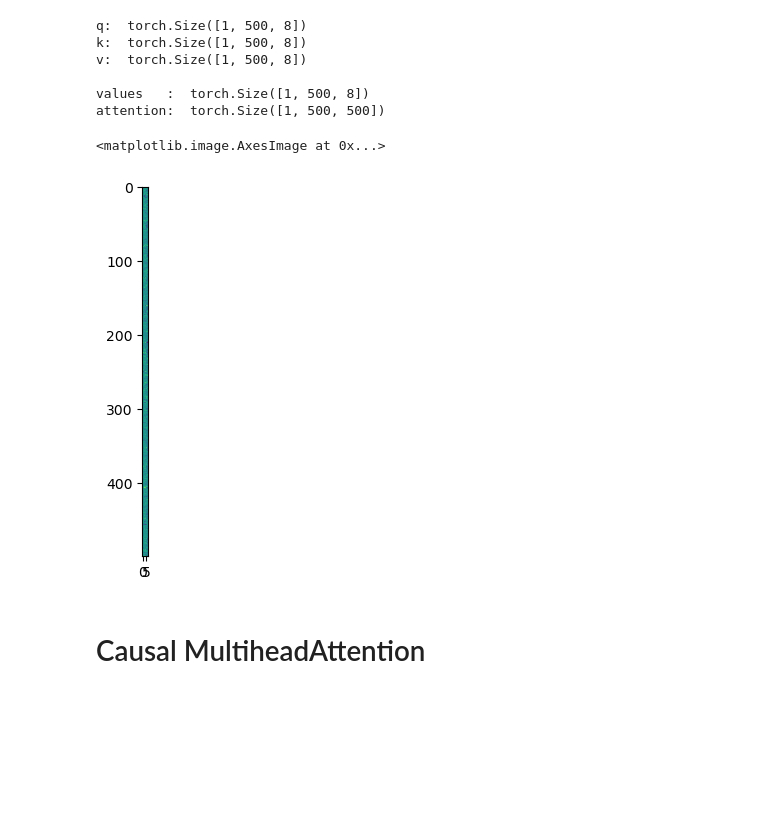
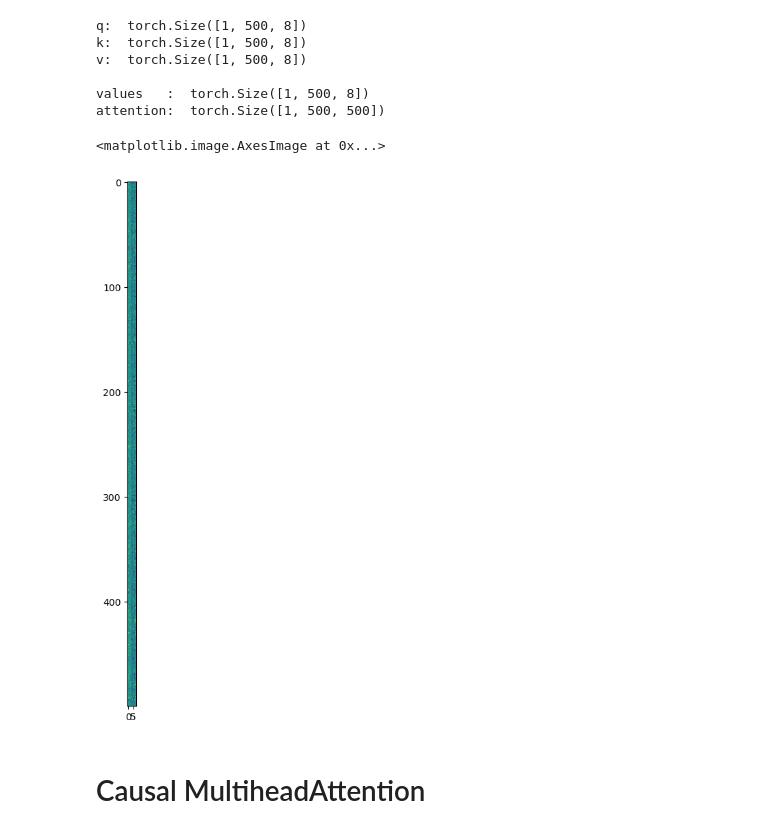
Before and after one commit to tikendraw/infinite-shakespeare, a Jupyter notebook: gpt-text-generation-transformer.ipynb, the cells around one changed output. Drawn from its saved outputs; the diff is of its cells as text; code cells hidden in the pictures; blank space fills up the shorter version.

```diff
--- a/gpt-text-generation-transformer.ipynb
+++ b/gpt-text-generation-transformer.ipynb
@@ -312,9 +254,10 @@ attention:  torch.Size([1, 500, 500])
 # %%
 plt.figure(figsize=(20,10))
 plt.imshow(val.squeeze())
+plt.tight_layout()
 # %% [output]
 <matplotlib.image.AxesImage at 0x...>
-[figure, old version]
+[figure, new version]
 # %%
 def scaled_dot_product(q, k, v, mask=None):
     d_k = q.size()[-1]
```
Also changed, not shown: parts of 31 cells of this notebook.
